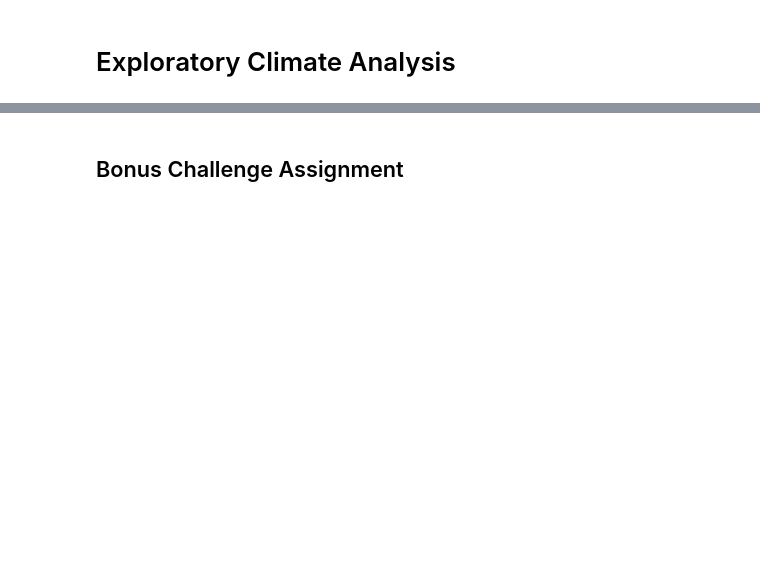
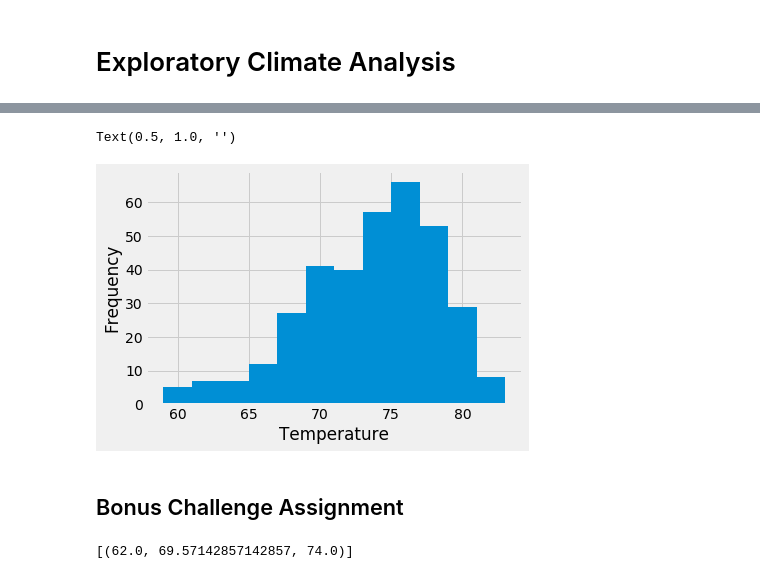
Before and after one commit to j1candel/sqlalchemy-challenge, a Jupyter notebook: climate_starter.ipynb, the cells around one changed output, grey strips where cells are left out. Drawn from its saved outputs; the diff is of its cells as text; code cells hidden in the pictures; blank space fills up the shorter version.

```diff
--- a/climate_starter.ipynb
+++ b/climate_starter.ipynb
@@ -83,3 +186,19 @@ InvalidRequestError: SQL expression, column, or mapped entity expected - got '[<
+# %%
+results = session.query(measurement.tobs).\
+    filter(measurement.station == 'USC00519281').\
+    filter(measurement.date >= '2016-08-23').all()
+
+temp = [result[0] for result in results]
+
+temp_df = pd.DataFrame(temp)
+# %%
+temp_df = temp_df.hist(bins=12)
+plt.ylabel('Frequency')
+plt.xlabel('Temperature')
+plt.title('')
+# %% [output]
+Text(0.5, 1.0, '')
+[figure, added]
 # %% [markdown]
 ## Bonus Challenge Assignment
 # %%
@@ -96,11 +215,13 @@ def calc_temps(start_date, end_date):
         TMIN, TAVE, and TMAX
     """
 
-    return session.query(func.min(Measurement.tobs), func.avg(Measurement.tobs), func.max(Measurement.tobs)).\
-        filter(Measurement.date >= start_date).filter(Measurement.date <= end_date).all()
+    return session.query(func.min(measurement.tobs), func.avg(measurement.tobs), func.max(measurement.tobs)).\
+        filter(measurement.date >= start_date).filter(measurement.date <= end_date).all()
 
 # function usage example
 print(calc_temps('2012-02-28', '2012-03-05'))
+# %% [output]
+[(62.0, 69.57142857142857, 74.0)]
 # %%
 # Use your previous function `calc_temps` to calculate the tmin, tavg, and tmax
 # for your trip using the previous year's data for those same dates.
```
Also changed, not shown: parts of 14 cells of this notebook.
